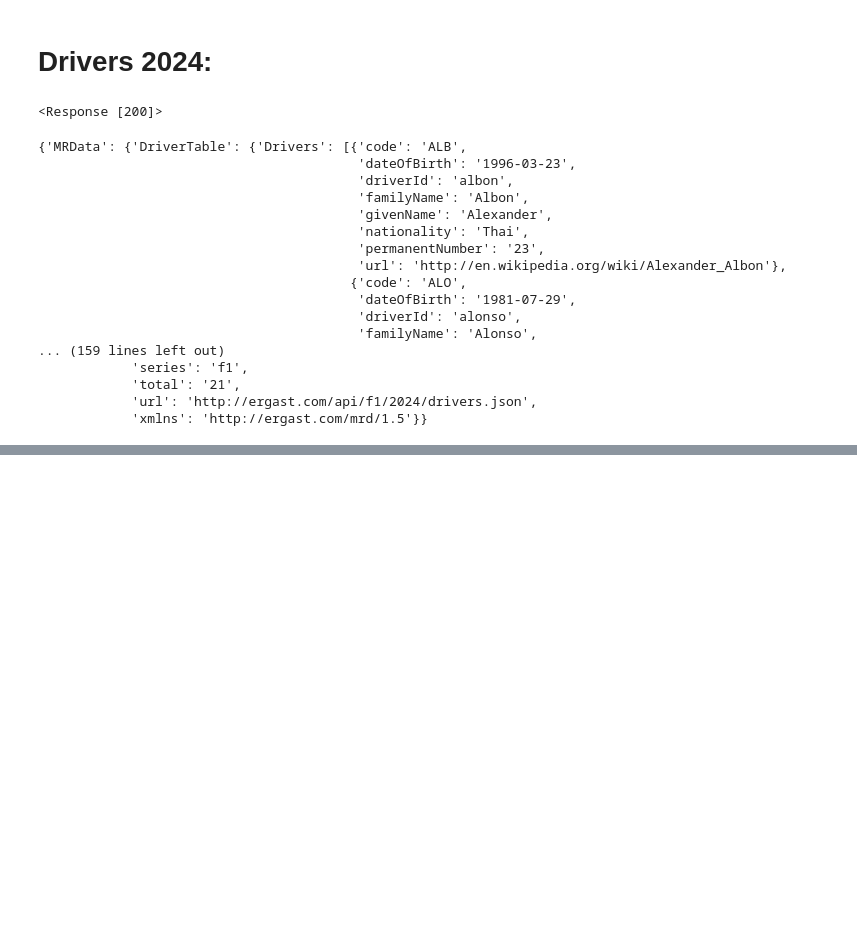
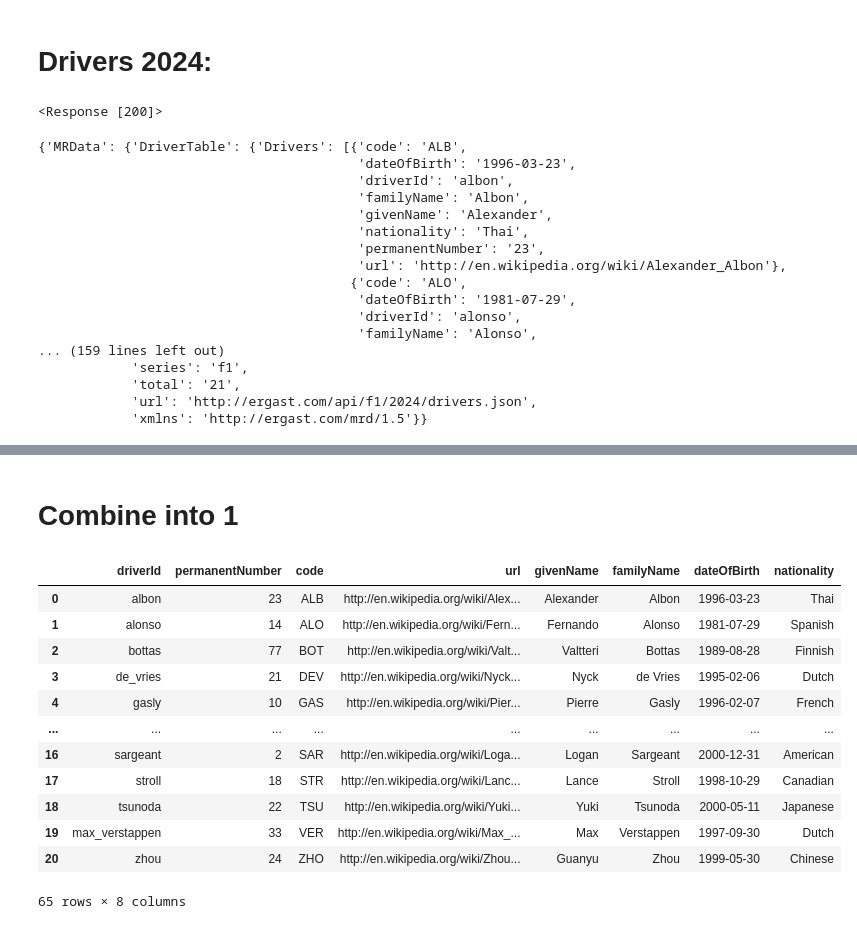
Before and after one commit to nat13lla/Capstone, a Jupyter notebook: datacollection/Drivers_data.ipynb, the cells around one changed output, grey strips where cells are left out. Saved outputs shown, nothing was run; the diff lists cells and outputs as text; code cells hidden in the pictures; blank space fills up the shorter version.

```diff
--- a/datacollection/Drivers_data.ipynb
+++ b/datacollection/Drivers_data.ipynb
@@ -194,3 +194,22 @@ drivers_24
 | 20 | zhou | 24 | ZHO | http://en.wikipedia.org/wiki/Zhou... | Guanyu | Zhou | 1999-05-30 | Chinese |
 # %%
 drivers_24.to_csv('drivers_24.csv', index=False)
+# %% [markdown]
+# Combine into 1
+# %%
+combined_drivers = pd.concat([drivers_22, drivers_23, drivers_24])
+combined_drivers
+# %% [output]
+|  | driverId | permanentNumber | code | url | givenName | familyName | dateOfBirth | nationality |
+| 0 | albon | 23 | ALB | http://en.wikipedia.org/wiki/Alex... | Alexander | Albon | 1996-03-23 | Thai |
+| 1 | alonso | 14 | ALO | http://en.wikipedia.org/wiki/Fern... | Fernando | Alonso | 1981-07-29 | Spanish |
+| 2 | bottas | 77 | BOT | http://en.wikipedia.org/wiki/Valt... | Valtteri | Bottas | 1989-08-28 | Finnish |
+| 3 | de_vries | 21 | DEV | http://en.wikipedia.org/wiki/Nyck... | Nyck | de Vries | 1995-02-06 | Dutch |
+| 4 | gasly | 10 | GAS | http://en.wikipedia.org/wiki/Pier... | Pierre | Gasly | 1996-02-07 | French |
+| ... | ... | ... | ... | ... | ... | ... | ... | ... |
+| 16 | sargeant | 2 | SAR | http://en.wikipedia.org/wiki/Loga... | Logan | Sargeant | 2000-12-31 | American |
+| 17 | stroll | 18 | STR | http://en.wikipedia.org/wiki/Lanc... | Lance | Stroll | 1998-10-29 | Canadian |
+| 18 | tsunoda | 22 | TSU | http://en.wikipedia.org/wiki/Yuki... | Yuki | Tsunoda | 2000-05-11 | Japanese |
+| 19 | max_verstappen | 33 | VER | http://en.wikipedia.org/wiki/Max_... | Max | Verstappen | 1997-09-30 | Dutch |
+| 20 | zhou | 24 | ZHO | http://en.wikipedia.org/wiki/Zhou... | Guanyu | Zhou | 1999-05-30 | Chinese |
+65 rows × 8 columns
```
Also changed, not shown: parts of 5 cells of this notebook.
